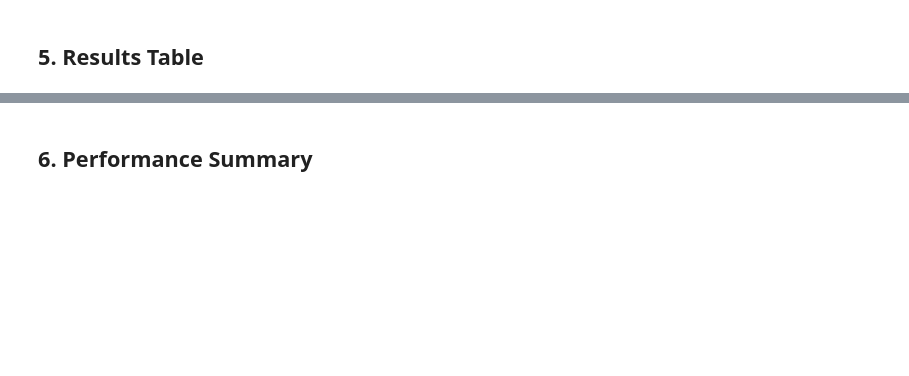
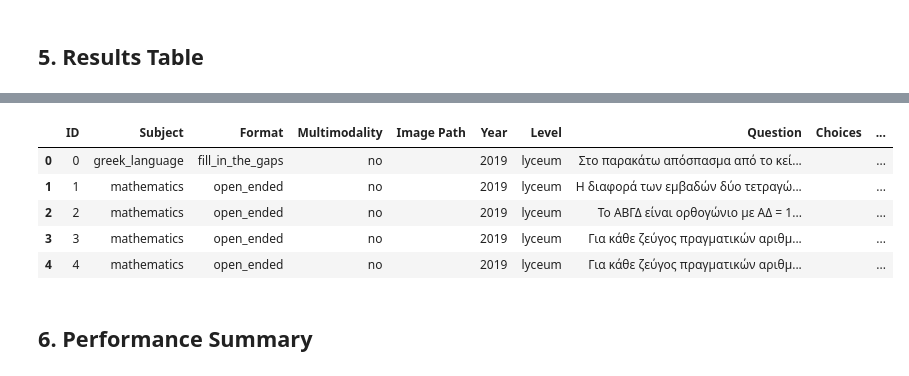
Before and after one commit to PK9811-hub/protipa_exams_dataset, a Jupyter notebook: notebooks/eval_protipa_exams.ipynb, the cells around one changed output, grey strips where cells are left out. Drawn from its saved outputs; the diff is of its cells as text; code cells hidden in the pictures; blank space fills up the shorter version.

```diff
--- a/notebooks/eval_protipa_exams.ipynb
+++ b/notebooks/eval_protipa_exams.ipynb
@@ -271,19 +292,29 @@ for model_name in models_to_test:
                 if i not in all_samples:
                     doc = s.get('doc', {})
                     if EVAL_MODE == 'open':
-                        ground_truth = str(doc.get('answer', 'N/A'))
+                        ground_truth = str(doc.get('answer_text', 'N/A'))
                     else:
                         ground_truth = str(doc.get('answer_index', 'N/A'))
+                    img_paths = doc.get('image_paths', [])
+                    if isinstance(img_paths, list) and len(img_paths) > 0:
+                        image_str = str(img_paths[0])
+                    else:
+                        image_str = ""
+                    raw_choices = doc.get('choices', [])
+                    if isinstance(raw_choices, list):
+                        choices_str = " | ".join([str(c) for c in raw_choices])
+                    else:
+                        choices_str = str(raw_choices)
                     all_samples[i] = {
                         "Question": doc.get('question', 'N/A'),
                         "Subject": doc.get('subject', 'N/A'),
-                        "Exercise Type": doc.get('exercise_type', 'N/A'),
+                        "Format": doc.get('format', 'N/A'),
                         "Year": doc.get('year', 'N/A'),
-                        "Level": doc.get('school_level', 'N/A'),
+                        "Level": doc.get('admission_level', 'N/A'),
                         "Ground Truth": ground_truth,
-                        "Choices": " | ".join(doc.get('choices', [])),
+                        "Choices": choices_str,
                         "Multimodality": doc.get('multimodality', 'no'),
-                        "Image Path": str(doc.get('image', '')),
+                        "Image Path": image_str,
                         "Model Predictions": {},
                         "Raw Responses": {}
                     }
@@ -315,13 +364,14 @@ for model_name in models_to_test:
 if all_samples:
     table_data = []
     for idx, data in all_samples.items():
+
         row = {
             "ID": idx,
-            "Subject": data.get("Subject"),
-            "Exercise Type": data.get("Exercise Type", "N/A"),
+            "Subject": data.get("Subject", "N/A"),
+            "Format": data.get("Format", "N/A"),
             "Multimodality": data.get("Multimodality", "no"),
             "Image Path": data.get("Image Path", ""),
-            "Year": data.get("Year"),
+            "Year": data.get("Year", "N/A"),
             "Level": data.get("Level", "N/A"),
             "Question": data.get("Question", ""),
             "Choices": data.get("Choices", ""),
@@ -329,19 +379,22 @@ if all_samples:
         }
 
         for m in models_to_test:
-            # Αποθηκεύουμε την απάντηση του κάθε μοντέλου
             model_col_name = m.split("/")[-1]
-            pred = data["Model Predictions"].get(m, "N/A")
+
+            # Τα predictions είναι μέσα σε nested λεξικό, οπότε το παίρνουμε σωστά
+            predictions = data.get("Model Predictions", {})
+            pred = predictions.get(m, "N/A")
+
             row[f"{model_col_name}_pred"] = pred
-            # row[f"{m}_raw"] = data["Raw Responses"].get(m, "N/A")
 
         table_data.append(row)
 
     df_results = pd.DataFrame(table_data)
 
+    # Δημιουργία ονόματος αρχείου
     model_names_str = "_".join([m.split("/")[-1] for m in models_to_test])
+    # Χρησιμοποιούμε το task_name για να είναι ξεκάθαρο (open/closed)
     filename = f"eval_results_{model_names_str}_{EVAL_MODE}.csv"
-
     results_file = results_dir / filename
 
     # Αποθήκευση
@@ -349,5 +402,7 @@ if all_samples:
     logger.info(f"💾 Table saved successfully to: {results_file}")
 
     display(df_results.head())
+
 else:
     logger.warning("⚠️ No samples collected to save!")
+# %% [output]
@@ -354,3 +410,9 @@ else:
+|  | ID | Subject | Format | Multimodality | Image Path | Year | Level | Question | Choices | ... |
+| 0 | 0 | greek_language | fill_in_the_gaps | no |  | 2019 | lyceum | Στο παρακάτω απόσπασμα από το κεί... |  | ... |
+| 1 | 1 | mathematics | open_ended | no |  | 2019 | lyceum | Η διαφορά των εμβαδών δύο τετραγώ... |  | ... |
+| 2 | 2 | mathematics | open_ended | no |  | 2019 | lyceum | Το ΑΒΓΔ είναι ορθογώνιο με ΑΔ = 1... |  | ... |
+| 3 | 3 | mathematics | open_ended | no |  | 2019 | lyceum | Για κάθε ζεύγος πραγματικών αριθμ... |  | ... |
+| 4 | 4 | mathematics | open_ended | no |  | 2019 | lyceum | Για κάθε ζεύγος πραγματικών αριθμ... |  | ... |
 # %% [markdown]
 ## 6. Performance Summary
 # %%
```
Also changed, not shown: parts of 17 cells of this notebook, 9 other files.
